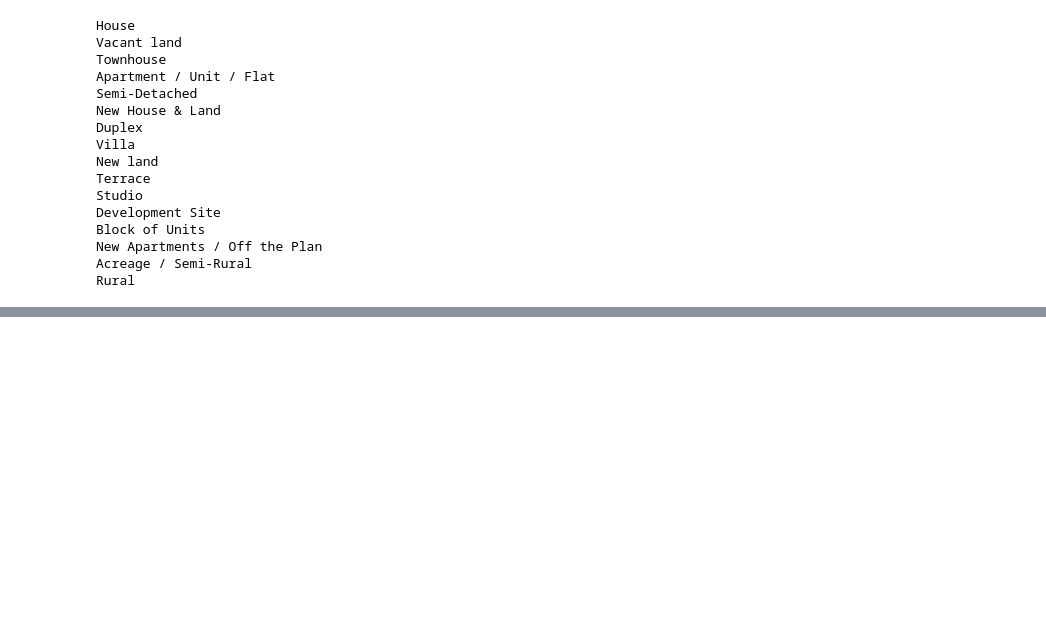
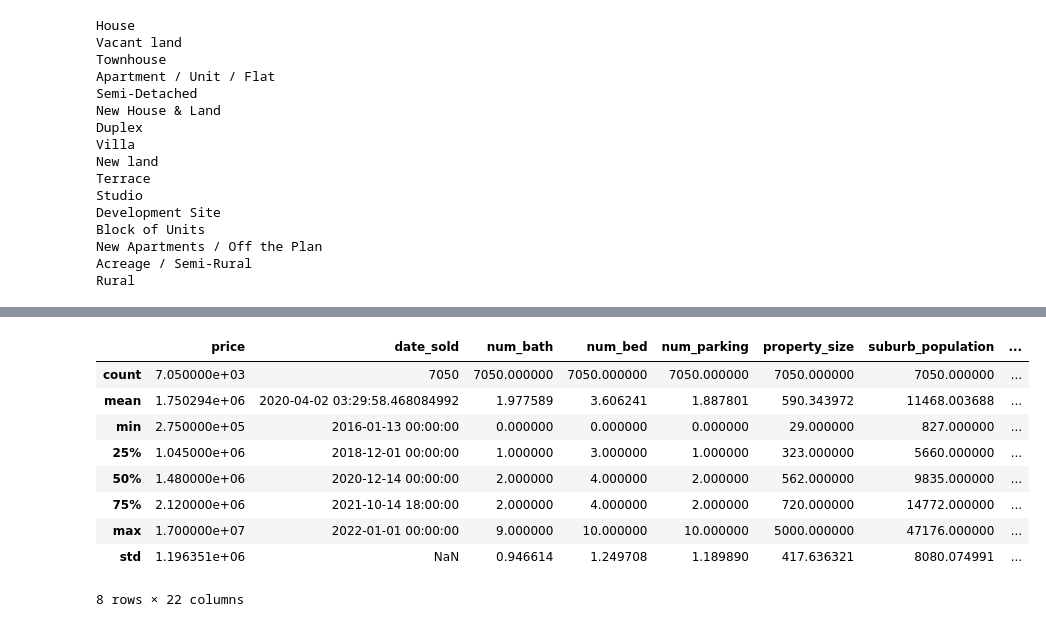
Before and after one commit to atharvakatkar/House_Pricing_Predictions, a Jupyter notebook: house_price_predictions.ipynb, the cells around one changed output, grey strips where cells are left out. Cells and saved outputs as stored; diff of their text form; code cells hidden in the pictures; blank space fills up the shorter version.

```diff
--- a/house_price_predictions.ipynb
+++ b/house_price_predictions.ipynb
@@ -451,0 +485,13 @@ dtype: int64
+# %%
+merged.describe()
+# %% [output]
+|  | price | date_sold | num_bath | num_bed | num_parking | property_size | suburb_population | ... |
+| count | 7.050000e+03 | 7050 | 7050.000000 | 7050.000000 | 7050.000000 | 7050.000000 | 7050.000000 | ... |
+| mean | 1.750294e+06 | 2020-04-02 03:29:58.468084992 | 1.977589 | 3.606241 | 1.887801 | 590.343972 | 11468.003688 | ... |
+| min | 2.750000e+05 | 2016-01-13 00:00:00 | 0.000000 | 0.000000 | 0.000000 | 29.000000 | 827.000000 | ... |
+| 25% | 1.045000e+06 | 2018-12-01 00:00:00 | 1.000000 | 3.000000 | 1.000000 | 323.000000 | 5660.000000 | ... |
+| 50% | 1.480000e+06 | 2020-12-14 00:00:00 | 2.000000 | 4.000000 | 2.000000 | 562.000000 | 9835.000000 | ... |
+| 75% | 2.120000e+06 | 2021-10-14 18:00:00 | 2.000000 | 4.000000 | 2.000000 | 720.000000 | 14772.000000 | ... |
+| max | 1.700000e+07 | 2022-01-01 00:00:00 | 9.000000 | 10.000000 | 10.000000 | 5000.000000 | 47176.000000 | ... |
+| std | 1.196351e+06 | NaN | 0.946614 | 1.249708 | 1.189890 | 417.636321 | 8080.074991 | ... |
+8 rows × 22 columns
```
Also changed, not shown: parts of 13 cells of this notebook.
